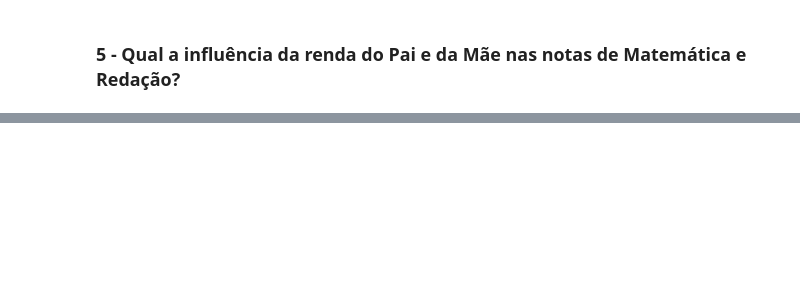
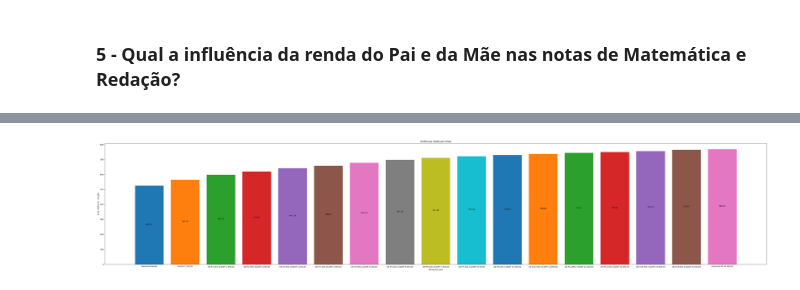
Before and after one commit to EvellenGomes/processamentoDados, a Jupyter notebook: trabalho_final.ipynb, the cells around one changed output, grey strips where cells are left out. Saved outputs shown, nothing was run; the diff lists cells and outputs as text; code cells hidden in the pictures; blank space fills up the shorter version.

```diff
--- a/trabalho_final.ipynb
+++ b/trabalho_final.ipynb
@@ -495,14 +512,16 @@ plt.close()
 # %%
 plt.figure(figsize=(50, 10))
 
-for data in dados_renda.values:
+for data in agrupados_por_renda.values:
     plt.bar(data[4], data[3])
     plt.text(data[0], data[3] / 2, data[3], ha='center')
 
 
 plt.xlabel('Renda dos pais')
 plt.ylabel('Nota média em redação')
 plt.title('Gráfico da média por renda')
 plt.tight_layout()
 plt.show()
 plt.close()
+# %% [output]
+[figure, added]
```
Also changed, not shown: parts of 10 cells of this notebook.
